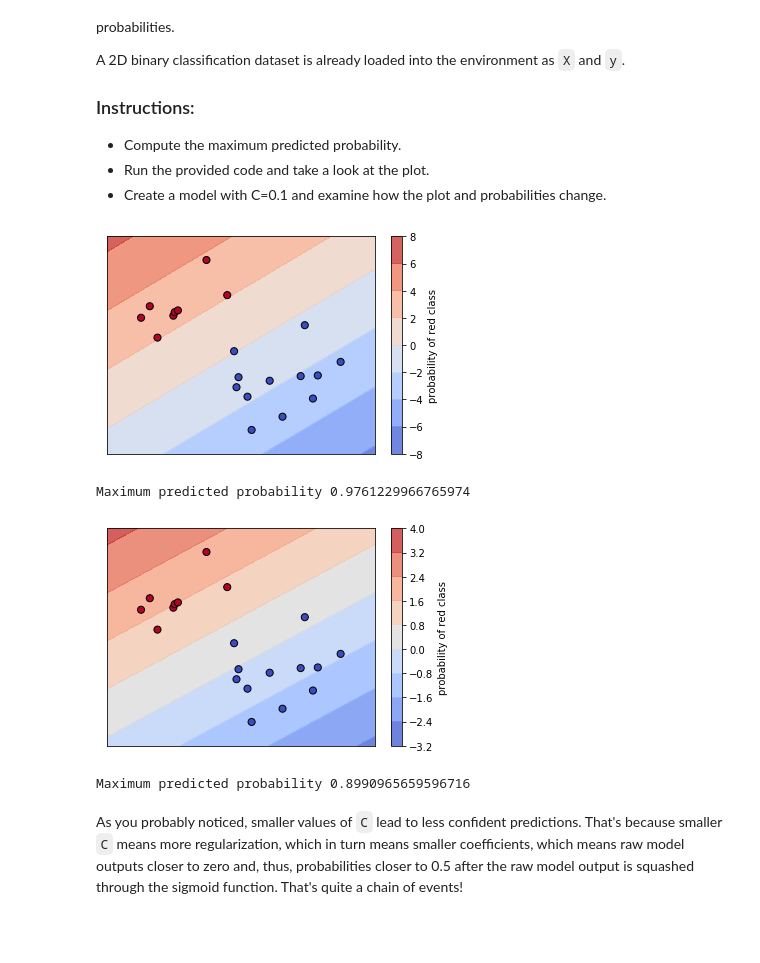
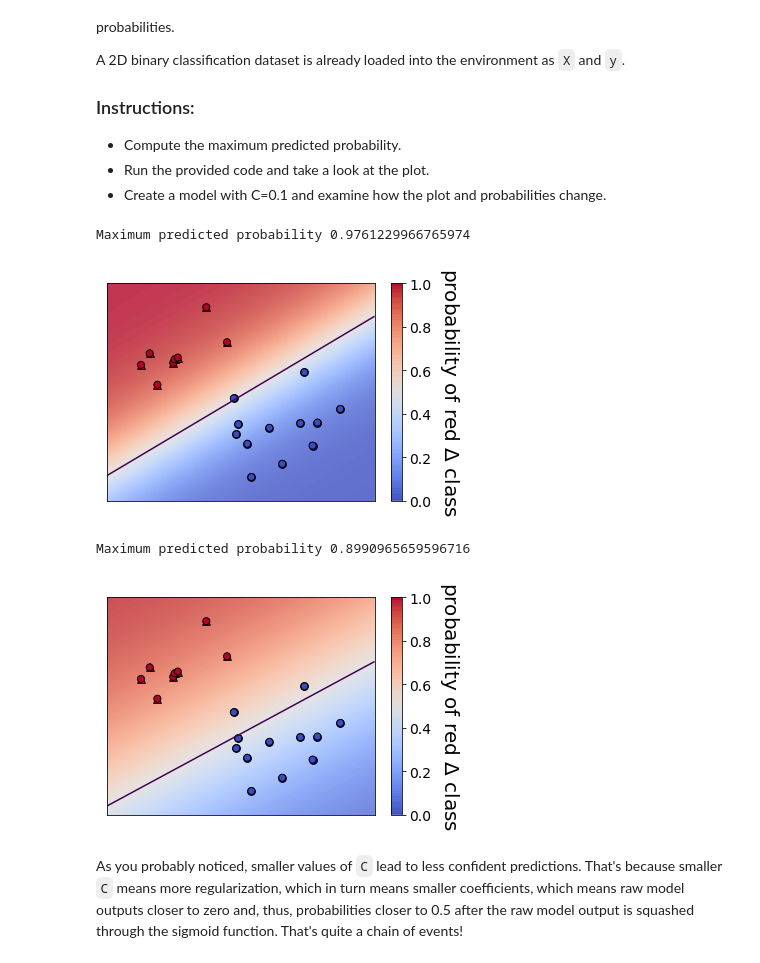
Before and after one commit to mitabunov/DataCamp_pony, a Jupyter notebook: 17_Linear_Classifiers/03_Logistic_regression.ipynb, the cells around one changed output. Cells and saved outputs as stored; diff of their text form; code cells hidden in the pictures; blank space fills up the shorter version.

Commit message:
Updated Logistic regression in Linear Classifiers
Added plot_classifier.py to repository.
Import in 03_Logistic_regression and used in section 2.2.

```diff
--- a/17_Linear_Classifiers/03_Logistic_regression.ipynb
+++ b/17_Linear_Classifiers/03_Logistic_regression.ipynb
@@ -278,29 +196,29 @@ X[y>0,1] += 3
 model = LogisticRegression(C=1, solver='liblinear') # specified solver to fix warning
 
 # Fit and plot
-model.fit(X,y)
-plot_classifier(X,y,model)
+model.fit(X, y)
+plot_classifier(X, y, model, proba=True)
 
 # Predict probabilities on training points
 prob = model.predict_proba(X)
 print("Maximum predicted probability", np.max(prob))
 # %% [output]
+Maximum predicted probability 0.9761229966765974
-[figure, old version]
+[figure, new version]
-Maximum predicted probability 0.9761229966765974
 # %%
 # Set the regularization strength
 model = LogisticRegression(C=0.1, solver='liblinear') # specified solver to fix warning
 
 # Fit and plot
 model.fit(X,y)
-plot_classifier(X,y,model)
+plot_classifier(X, y, model, proba=True)
 
 # Predict probabilities on training points
 prob = model.predict_proba(X)
 print("Maximum predicted probability", np.max(prob))
 # %% [output]
+Maximum predicted probability 0.8990965659596716
-[figure, old version]
+[figure, new version]
-Maximum predicted probability 0.8990965659596716
 # %% [markdown]
 As you probably noticed, smaller values of `C` lead to less confident predictions. That's because smaller `C` means more regularization, which in turn means smaller coefficients, which means raw model outputs closer to zero and, thus, probabilities closer to 0.5 after the raw model output is squashed through the sigmoid function. That's quite a chain of events!
 # %%
```
Also changed, not shown: parts of 2 cells of this notebook, 1 other file.
